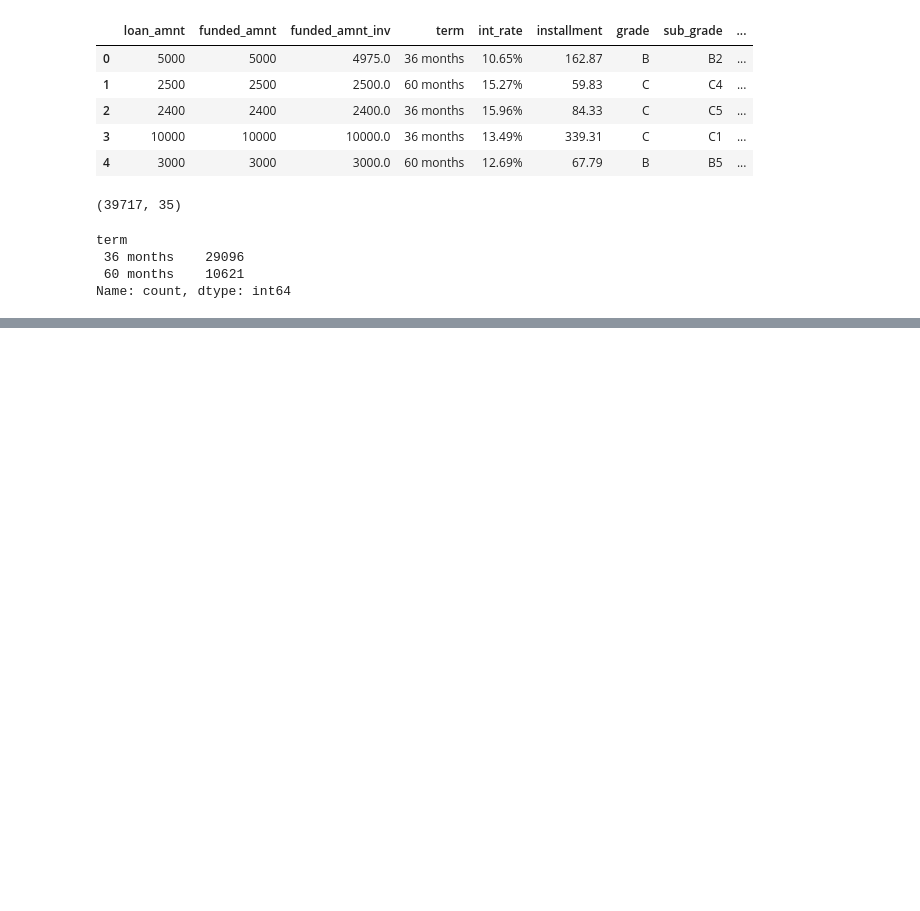
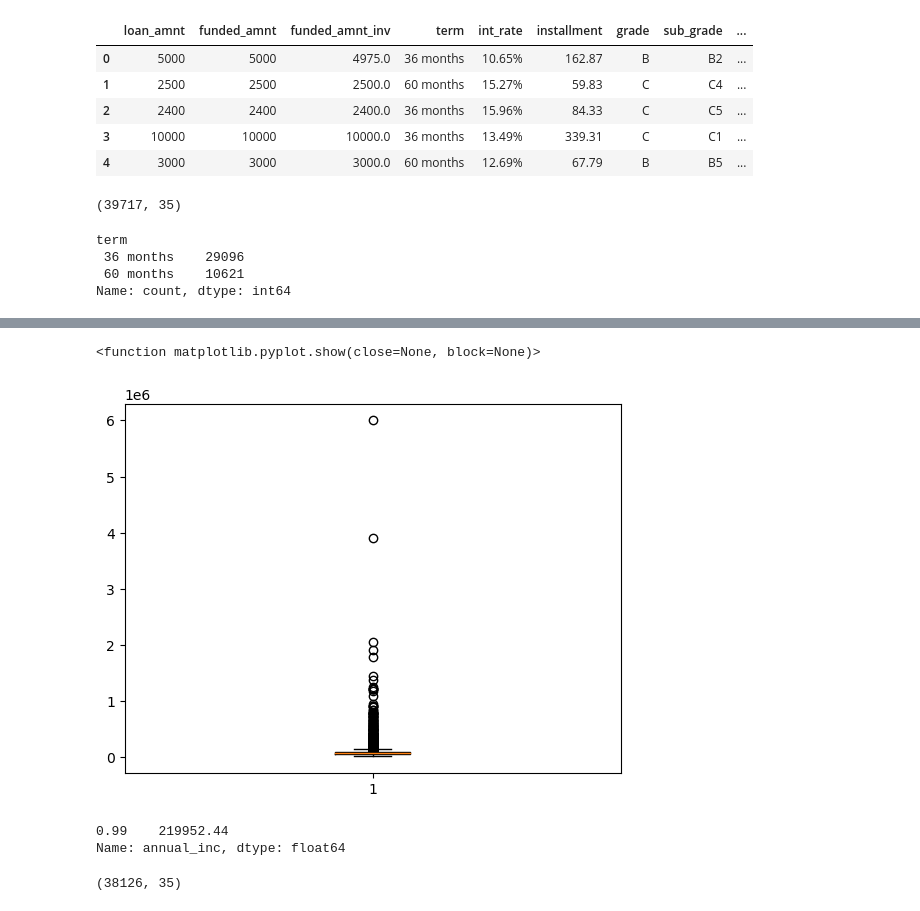
Before and after one commit to ambar-ashish/loan-case-study, a Jupyter notebook: Ambar_Ashish.ipynb, the cells around one changed output, grey strips where cells are left out. Cells and saved outputs as stored; diff of their text form; code cells hidden in the pictures; blank space fills up the shorter version.

```diff
--- a/Ambar_Ashish.ipynb
+++ b/Ambar_Ashish.ipynb
@@ -490,0 +502,3 @@ loan.head()
+# %%
+# since upper extreme starts from 30,000, so any value above 30,000 should be an outlier
+loan = loan[loan.loan_amnt < 30000]
@@ -490,0 +541,15 @@ loan.head()
+# %%
+plt.boxplot(loan.annual_inc)
+plt.show
+# %% [output]
+<function matplotlib.pyplot.show(close=None, block=None)>
+[figure, added]
+# %%
+# since upper extreme starts from 30,000, so any value above 30,000 should be an outlier
+annual_inc_99_percentile = loan.annual_inc.quantile([0.99])
+annual_inc_99_percentile
+
+#loan = loan[loan.loan_amnt < 30000]
+# %% [output]
+0.99    219952.44
+Name: annual_inc, dtype: float64
@@ -490,0 +559,6 @@ loan.head()
+# %%
+# Total rows after outlier removal
+
+loan.shape
+# %% [output]
+(38126, 35)
```
Also changed, not shown: parts of 23 cells of this notebook.
